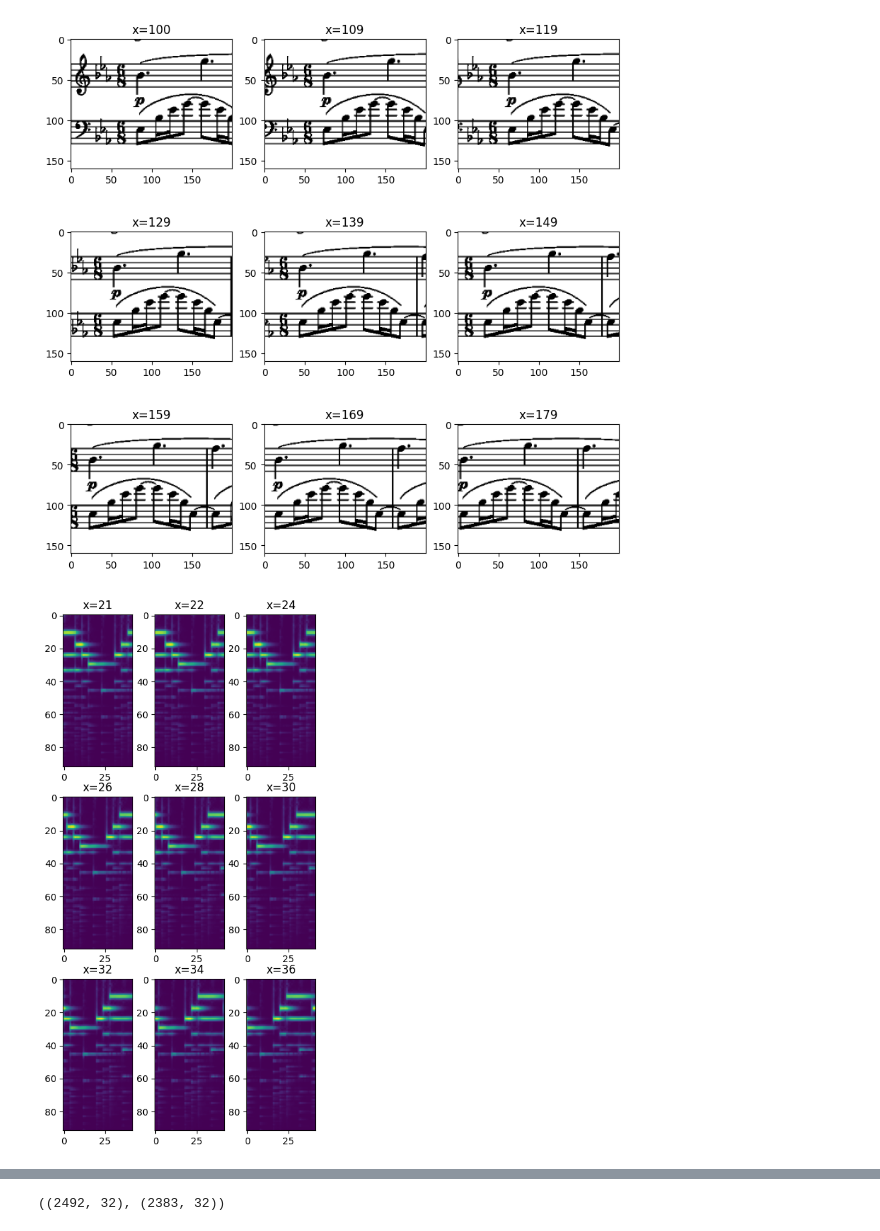
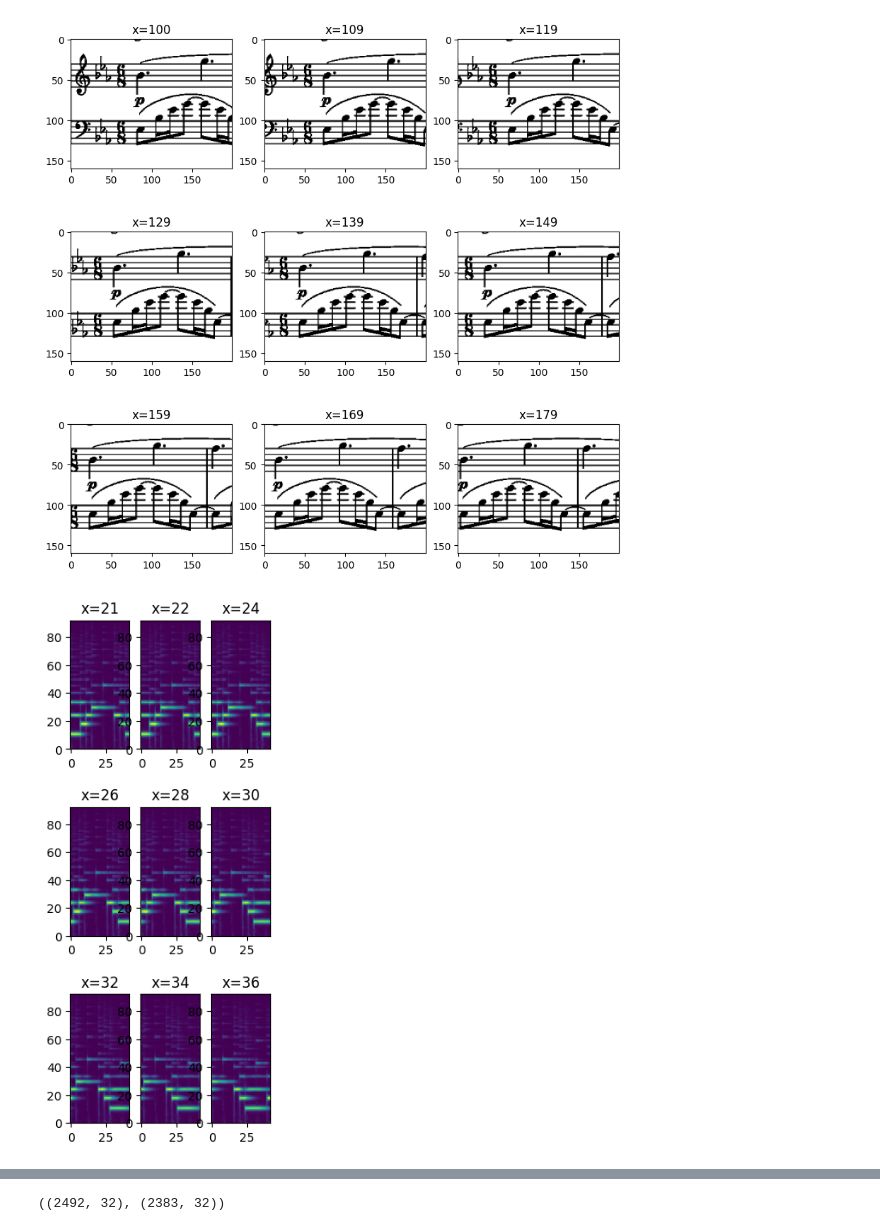
Before and after one commit to Puma1208/audio_sheet_retrieval, a Jupyter notebook: audio_sheet_retrieval/Modalities_preparation_for_input.ipynb, the cells around one changed output, grey strips where cells are left out. Cells and saved outputs as stored; diff of their text form; code cells hidden in the pictures.

```diff
--- a/audio_sheet_retrieval/Modalities_preparation_for_input.ipynb
+++ b/audio_sheet_retrieval/Modalities_preparation_for_input.ipynb
@@ -181,13 +190,14 @@ for j, onset in enumerate(spectrogram_idxs):
     spectrogram_slice = spectrogram[:, onset - onset_0 : onset + onset_0]
     spectrogram_slices[j, 0] = spectrogram_slice
 # %%
-plt.figure('Spectrogram slices', figsize=(5, 10))
+plt.figure('Spectrogram slices', figsize=(3,8))
 
 for i in range(9):
     plt.subplot(3, 3, i+1)
     plt.imshow(spectrogram_slices[i, 0], cmap='viridis')
     plt.title(f'x={spectrogram_idxs[i]}')
-
+    # plt.xlim([0, 200])
+    plt.ylim([0, spectrogram_slices[i, 0].shape[0]])
 plt.show()
 # %% [output]
-[figure, old version]
+[figure, new version]
```
Also changed, not shown: parts of 56 cells of this notebook, 5 other files.
